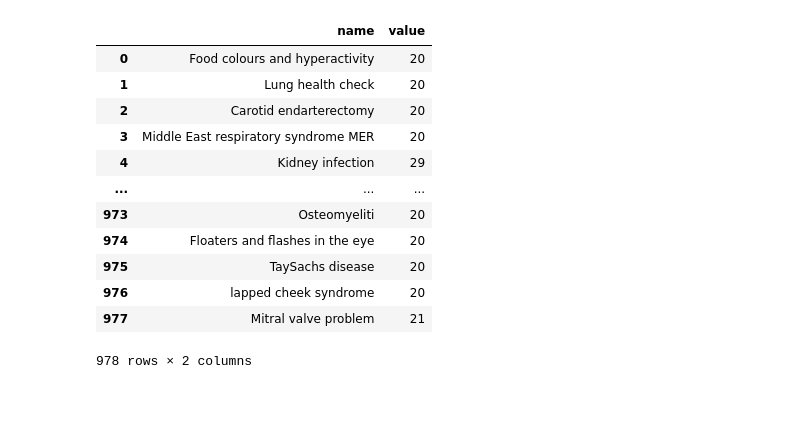
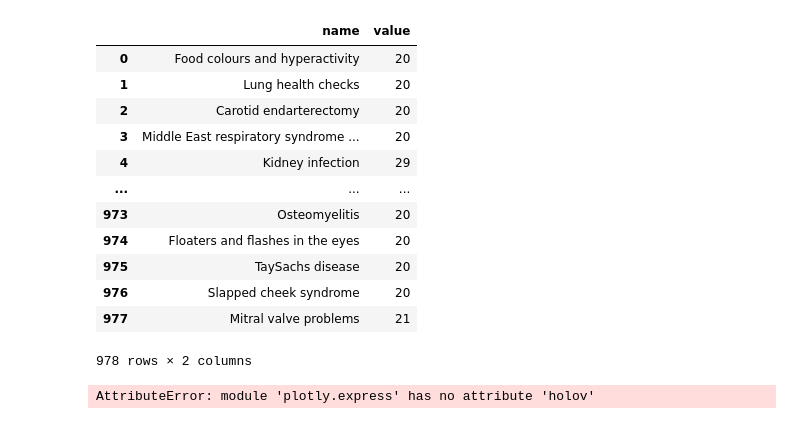
Before and after one commit to gshireesh/COMP293, a Jupyter notebook: nhs/data_cleaning.ipynb, the cells around one changed output. Saved outputs shown, nothing was run; the diff lists cells and outputs as text; code cells hidden in the pictures.

```diff
--- a/nhs/data_cleaning.ipynb
+++ b/nhs/data_cleaning.ipynb
@@ -17,34 +17,36 @@ for filename in corpus.keys():
     df = pd.read_csv("./qna/"+filename+".csv")
     memo[filename+'.csv']["count"] = len(df)
 # %%
-clean_index_name = lambda x: x.strip(" NHS.txt.csv")
+clean_index_name = lambda x: x.removesuffix("  NHS.txt.csv")
 df = pd.DataFrame([{"name":clean_index_name(k),"value":v["count"]} for k,v in memo.items()])
 df
 # %% [output]
 |  | name | value |
 | 0 | Food colours and hyperactivity | 20 |
-| 1 | Lung health check | 20 |
+| 1 | Lung health checks | 20 |
 | 2 | Carotid endarterectomy | 20 |
-| 3 | Middle East respiratory syndrome MER | 20 |
+| 3 | Middle East respiratory syndrome ... | 20 |
 | 4 | Kidney infection | 29 |
 | ... | ... | ... |
-| 973 | Osteomyeliti | 20 |
-| 974 | Floaters and flashes in the eye | 20 |
+| 973 | Osteomyelitis | 20 |
+| 974 | Floaters and flashes in the eyes | 20 |
 | 975 | TaySachs disease | 20 |
-| 976 | lapped cheek syndrome | 20 |
-| 977 | Mitral valve problem | 21 |
+| 976 | Slapped cheek syndrome | 20 |
+| 977 | Mitral valve problems | 21 |
 978 rows × 2 columns
 # %%
 import plotly.express as px
 
 import plotly.express as px
 
-fig = px.bar_polar(df, r="value", theta="name",
+fig = px.holov(df, r="value", theta="name",
                    color="value", template="plotly_dark",
                    color_discrete_sequence= px.colors.sequential.Plasma_r,
                    width=2400, height=2000
                 )
 fig.show(renderer="browser")
+# %% [output]
+AttributeError: module 'plotly.express' has no attribute 'holov'
 # %%
 def show(fig):
     import io
```
Also changed, not shown: parts of 3 cells of this notebook, 6 other files.
